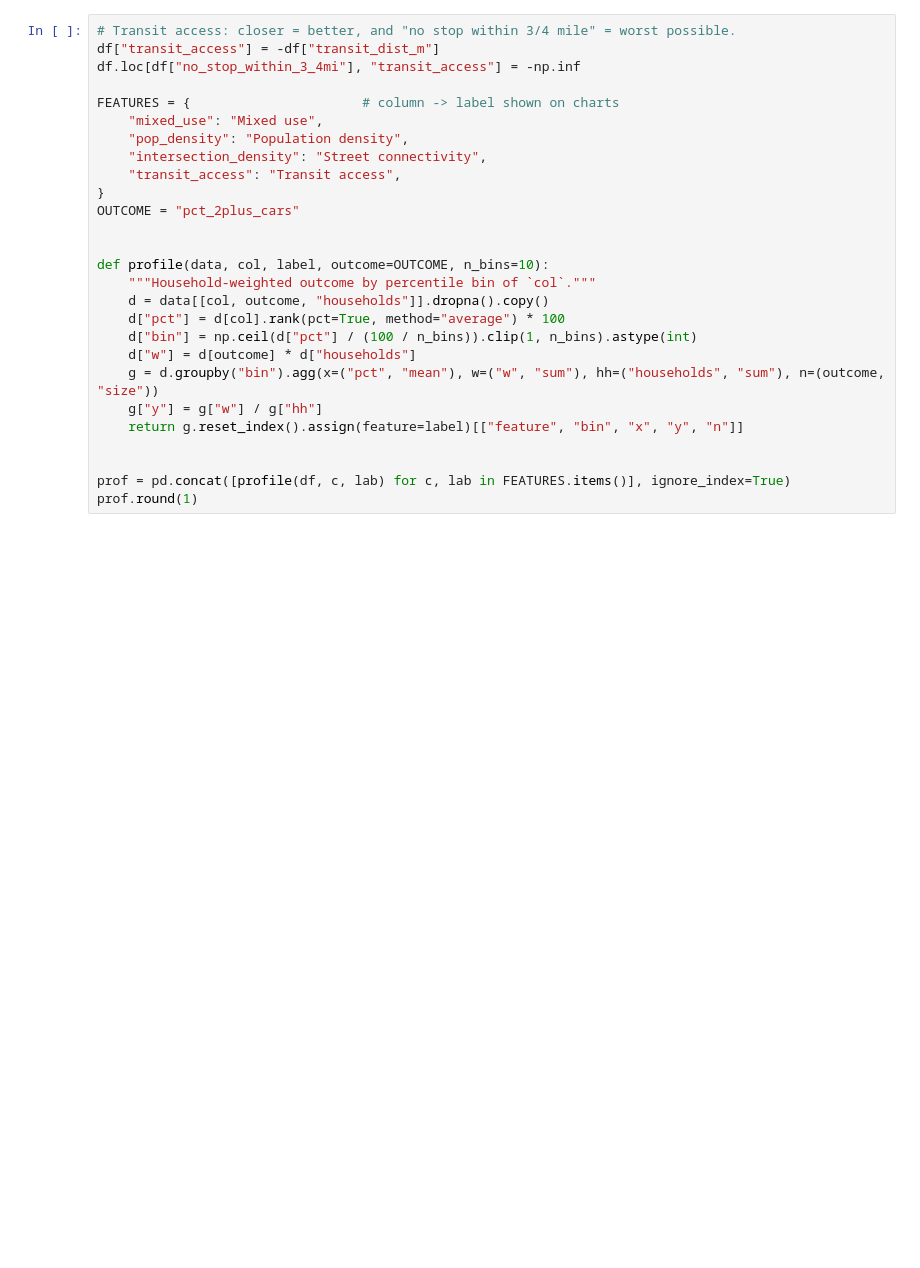
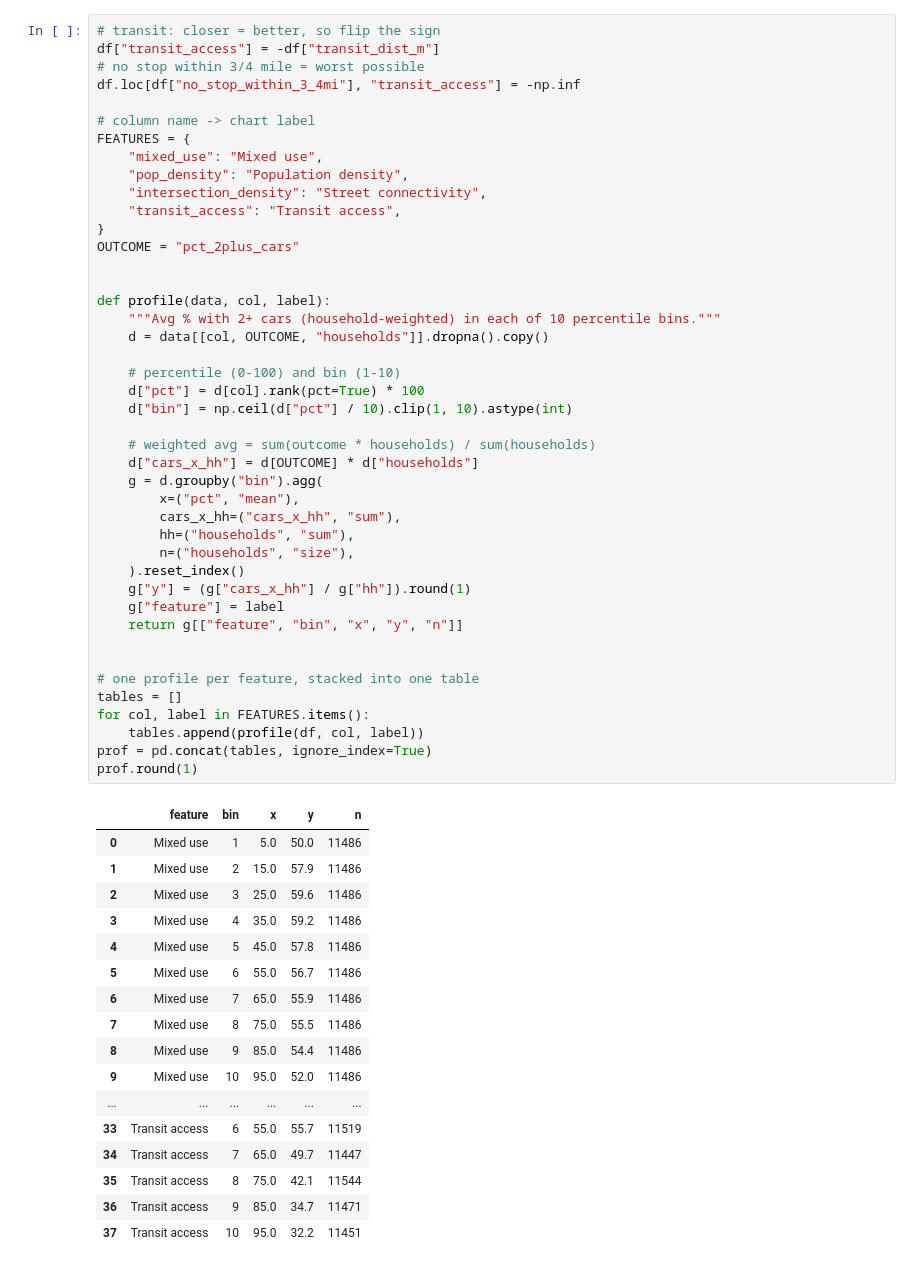
Before and after one commit to schaddha05/DATA23700-Final-Project, a Jupyter notebook: notebooks/01_built_environment_vs_car_ownership.ipynb, the cells around one changed output. Cells and saved outputs as stored; diff of their text form; blank space fills up the shorter version.

```diff
--- a/notebooks/01_built_environment_vs_car_ownership.ipynb
+++ b/notebooks/01_built_environment_vs_car_ownership.ipynb
@@ -37,28 +56,62 @@ tied at "worst access", so they form one point (labeled on the chart) instead of
 # %%
-# Transit access: closer = better, and "no stop within 3/4 mile" = worst possible.
+# transit: closer = better, so flip the sign
 df["transit_access"] = -df["transit_dist_m"]
+# no stop within 3/4 mile = worst possible
 df.loc[df["no_stop_within_3_4mi"], "transit_access"] = -np.inf
 
-FEATURES = {                      # column -> label shown on charts
+# column name -> chart label
+FEATURES = {
     "mixed_use": "Mixed use",
     "pop_density": "Population density",
     "intersection_density": "Street connectivity",
     "transit_access": "Transit access",
 }
 OUTCOME = "pct_2plus_cars"
 
 
-def profile(data, col, label, outcome=OUTCOME, n_bins=10):
-    """Household-weighted outcome by percentile bin of `col`."""
-    d = data[[col, outcome, "households"]].dropna().copy()
-    d["pct"] = d[col].rank(pct=True, method="average") * 100
-    d["bin"] = np.ceil(d["pct"] / (100 / n_bins)).clip(1, n_bins).astype(int)
-    d["w"] = d[outcome] * d["households"]
-    g = d.groupby("bin").agg(x=("pct", "mean"), w=("w", "sum"), hh=("households", "sum"), n=(outcome, "size"))
-    g["y"] = g["w"] / g["hh"]
-    return g.reset_index().assign(feature=label)[["feature", "bin", "x", "y", "n"]]
+def profile(data, col, label):
+    """Avg % with 2+ cars (household-weighted) in each of 10 percentile bins."""
+    d = data[[col, OUTCOME, "households"]].dropna().copy()
+
+    # percentile (0-100) and bin (1-10)
+    d["pct"] = d[col].rank(pct=True) * 100
+    d["bin"] = np.ceil(d["pct"] / 10).clip(1, 10).astype(int)
+
+    # weighted avg = sum(outcome * households) / sum(households)
+    d["cars_x_hh"] = d[OUTCOME] * d["households"]
+    g = d.groupby("bin").agg(
+        x=("pct", "mean"),
+        cars_x_hh=("cars_x_hh", "sum"),
+        hh=("households", "sum"),
+        n=("households", "size"),
+    ).reset_index()
+    g["y"] = (g["cars_x_hh"] / g["hh"]).round(1)
+    g["feature"] = label
+    return g[["feature", "bin", "x", "y", "n"]]
 
 
-prof = pd.concat([profile(df, c, lab) for c, lab in FEATURES.items()], ignore_index=True)
+# one profile per feature, stacked into one table
+tables = []
+for col, label in FEATURES.items():
+    tables.append(profile(df, col, label))
+prof = pd.concat(tables, ignore_index=True)
 prof.round(1)
+# %% [output]
+|  | feature | bin | x | y | n |
+| 0 | Mixed use | 1 | 5.0 | 50.0 | 11486 |
+| 1 | Mixed use | 2 | 15.0 | 57.9 | 11486 |
+| 2 | Mixed use | 3 | 25.0 | 59.6 | 11486 |
+| 3 | Mixed use | 4 | 35.0 | 59.2 | 11486 |
+| 4 | Mixed use | 5 | 45.0 | 57.8 | 11486 |
+| 5 | Mixed use | 6 | 55.0 | 56.7 | 11486 |
+| 6 | Mixed use | 7 | 65.0 | 55.9 | 11486 |
+| 7 | Mixed use | 8 | 75.0 | 55.5 | 11486 |
+| 8 | Mixed use | 9 | 85.0 | 54.4 | 11486 |
+| 9 | Mixed use | 10 | 95.0 | 52.0 | 11486 |
+| ... | ... | ... | ... | ... | ... |
+| 33 | Transit access | 6 | 55.0 | 55.7 | 11519 |
+| 34 | Transit access | 7 | 65.0 | 49.7 | 11447 |
+| 35 | Transit access | 8 | 75.0 | 42.1 | 11544 |
+| 36 | Transit access | 9 | 85.0 | 34.7 | 11471 |
+| 37 | Transit access | 10 | 95.0 | 32.2 | 11451 |
 # %% [markdown]
```
Also changed, not shown: parts of 13 cells of this notebook, 5 other files.
